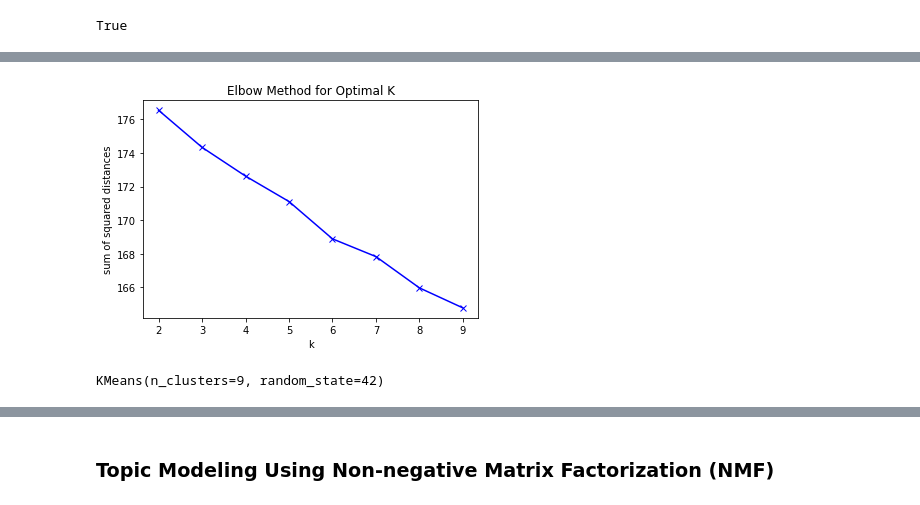
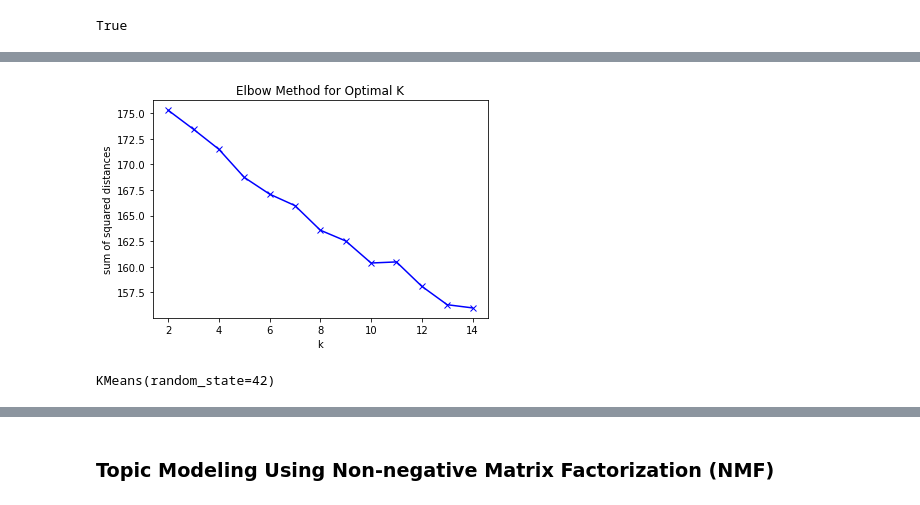
Before and after one commit to nug1209/NadiData.com, a Jupyter notebook: 1225_py.ipynb, the cells around one changed output, grey strips where cells are left out. Cells and saved outputs as stored; diff of their text form; code cells hidden in the pictures.

```diff
--- a/1225_py.ipynb
+++ b/1225_py.ipynb
@@ -59,9 +67,19 @@ for doc in df['Description']:
 # %%
 # Add stop words that can decrease insight
 
-add_stop_words = ['killed', 'injured', 'stampede', 'least', 'crowd', 'died', 'one', 'police', 'trying', 'people',
-                  'many', 'crushed', 'death', 'three', 'women', 'two', 'occured', 'others', 'fell', 'caused', 'wa',
-                  'leading', 'number', 'trampled', 'rushed', 'causing', 'day', 'near', 'deaths', 'get', 'tried',
-                  'new', 'later', 'end', 'following', 'injuries', 'crush', 'person', 'tear', 'panic', 'india', 'occurred',
-                 'ghat', 'saree', 'bihar', 'sabarimala', 'uttar', 'jamarat', 'dasehra']
+add_stop_words = ['killed', 'injured', 'stampede', 'least', 'crowd', 'died', 'one', 'trying', 'people',
+                  'many', 'death', 'three', 'women', 'two', 'occured', 'others', 'caused', 'wa', 'republic',
+                  'leading', 'number', 'causing', 'day', 'near', 'deaths', 'get', 'tried', 'new', 'later',
+                  'end', 'following', 'injuries', 'person', 'tear', 'occurred', 'human', 'killing',
+                  'heading', 'incident', 'body', 'history', 'year', 'according', 'official', 'injury',
+                  'large', 'safety', 'capacity', 'toll', 'said', 'event', 'result', 'west', 'dead', 'resulting',
+                  'confirmed', 'tragedy', 'aged', 'small', 'false', 'lost', 'shortly', 'dozen',
+                  'são', 'final', 'marking', 'rhode', 'location', 'million', 'main', 'reduced',
+                  'approximately', 'report', 'state', 'home', 'time', 'reported', 'mass',
+                  'thousand', 'led', 'group', 'félix', 'ivory', 'including', 'gallery', 'seven', 'far',
+                  'arrested','attempting', 'season', 'tp', 'mazembe', 'claimed', 'injuring', 'use', 'instantly',
+                  'tuesday', 'northern', 'ikea', 'cause', 'present', 'member', 'suffered', 'began', 'gathered', 'start',
+                  'uhuru', 'expected', 'exacerbated', 'stade', 'seat', 'try', 'good', 'area',
+                  'set', 'champion', 'big', 'impossible', 'disaster', 'place', 'resulted', 'available', 'local', 'water'
+                 ]
 stop_words = text.ENGLISH_STOP_WORDS.union(add_stop_words)
@@ -73,27 +143,27 @@ data = normalize(data)
 # %%
 # Create elbow method visualization to get optimum number of cluster
 
 sum_of_squared_distances = []
-K = range(2,10)
+K = range(2,15)
 for k in K:
     km = KMeans(n_clusters=k, max_iter=200, n_init=10)
     km = km.fit(data)
     sum_of_squared_distances.append(km.inertia_)
 plt.plot(K, sum_of_squared_distances, 'bx-')
 plt.xlabel('k')
 plt.ylabel('sum of squared distances')
 plt.title('Elbow Method for Optimal K')
 plt.show()
 # %% [output]
-[figure, old version]
+[figure, new version]
 # %%
 # Use the optimum number of cluster to build the clustering
 
-k = 9
+k = 8
 kmeans = KMeans(n_clusters=k, random_state=42)
 kmeans.fit(data)
 # %% [output]
-KMeans(n_clusters=9, random_state=42)
+KMeans(random_state=42)
 # %%
 # Count the occurence of data points for each cluster
 
```
Also changed, not shown: parts of 23 cells of this notebook, 4 other files.
